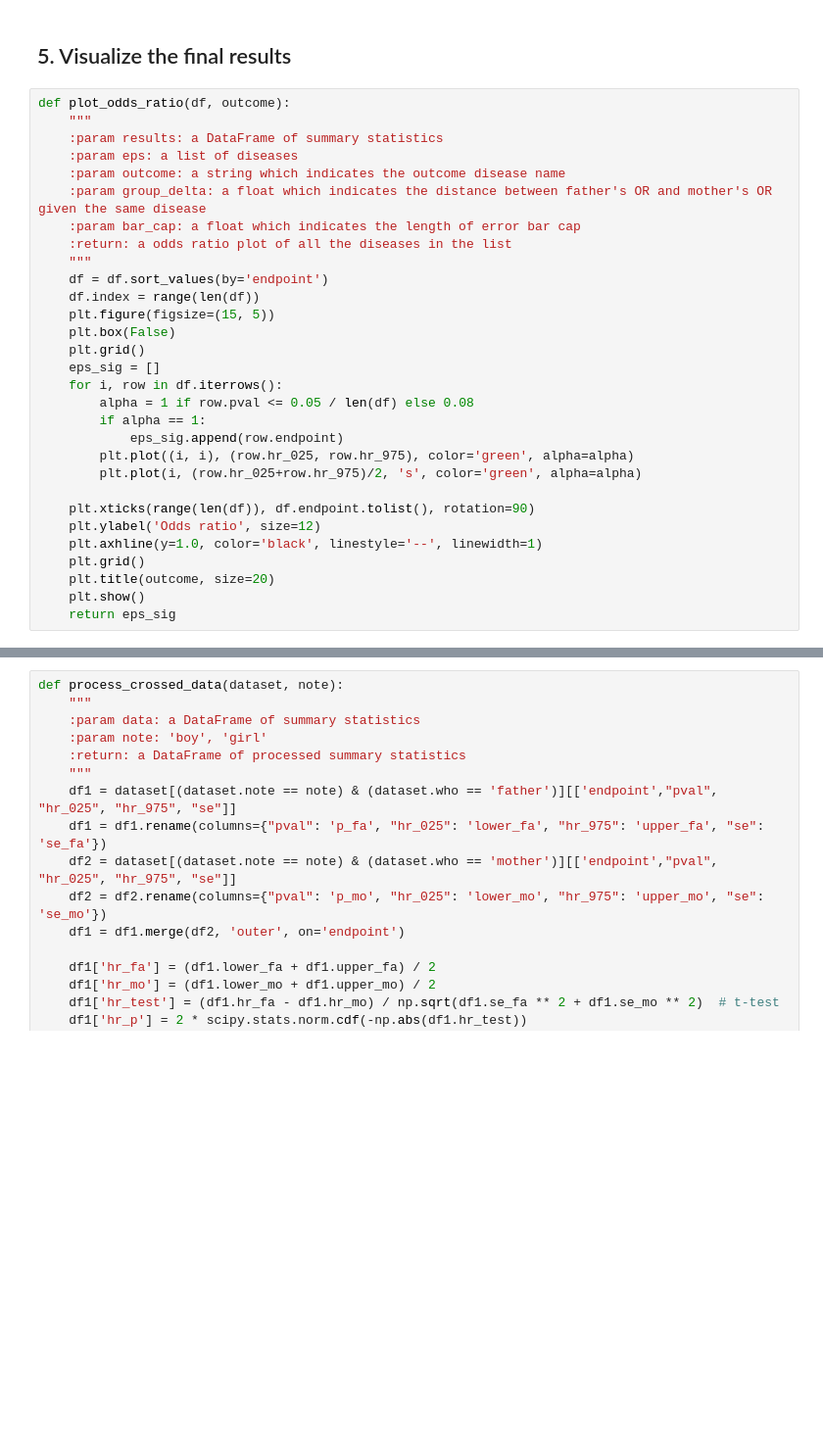
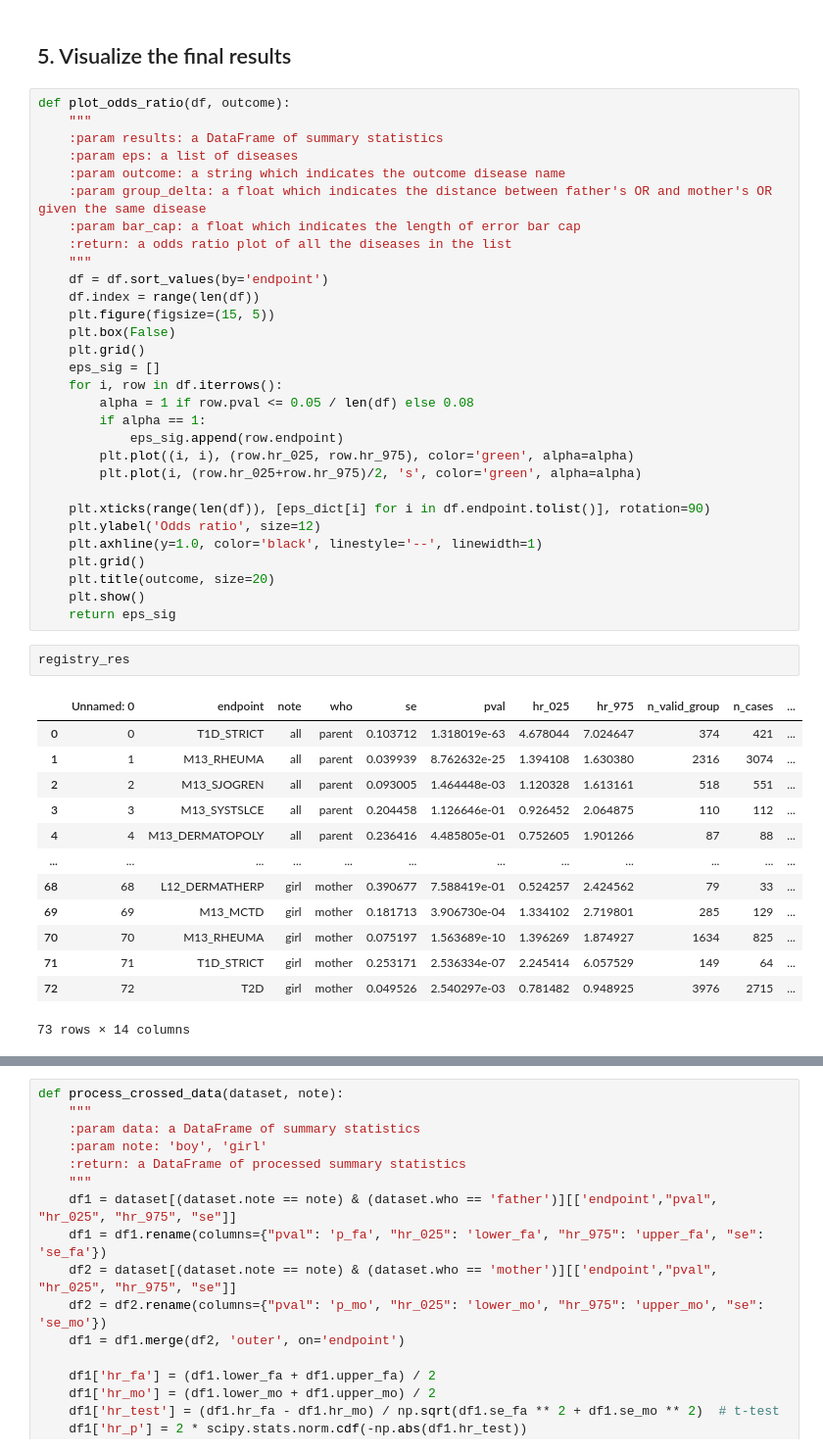
Before and after one commit to dsgelab/familial_tractories, a Jupyter notebook: ldsc.ipynb, the cells around one changed output, grey strips where cells are left out. Shown at 98% size. Drawn from its saved outputs; the diff is of its cells as text; blank space fills up the shorter version.

```diff
--- a/ldsc.ipynb
+++ b/ldsc.ipynb
@@ -330,11 +371,27 @@ def plot_odds_ratio(df, outcome):
         plt.plot((i, i), (row.hr_025, row.hr_975), color='green', alpha=alpha)
         plt.plot(i, (row.hr_025+row.hr_975)/2, 's', color='green', alpha=alpha)
 
-    plt.xticks(range(len(df)), df.endpoint.tolist(), rotation=90)
+    plt.xticks(range(len(df)), [eps_dict[i] for i in df.endpoint.tolist()], rotation=90)
     plt.ylabel('Odds ratio', size=12)
     plt.axhline(y=1.0, color='black', linestyle='--', linewidth=1)
     plt.grid()
     plt.title(outcome, size=20)
     plt.show()
     return eps_sig
+# %%
+registry_res
+# %% [output]
+|  | Unnamed: 0 | endpoint | note | who | se | pval | hr_025 | hr_975 | n_valid_group | n_cases | ... |
+| 0 | 0 | T1D_STRICT | all | parent | 0.103712 | 1.318019e-63 | 4.678044 | 7.024647 | 374 | 421 | ... |
+| 1 | 1 | M13_RHEUMA | all | parent | 0.039939 | 8.762632e-25 | 1.394108 | 1.630380 | 2316 | 3074 | ... |
+| 2 | 2 | M13_SJOGREN | all | parent | 0.093005 | 1.464448e-03 | 1.120328 | 1.613161 | 518 | 551 | ... |
+| 3 | 3 | M13_SYSTSLCE | all | parent | 0.204458 | 1.126646e-01 | 0.926452 | 2.064875 | 110 | 112 | ... |
+| 4 | 4 | M13_DERMATOPOLY | all | parent | 0.236416 | 4.485805e-01 | 0.752605 | 1.901266 | 87 | 88 | ... |
+| ... | ... | ... | ... | ... | ... | ... | ... | ... | ... | ... | ... |
+| 68 | 68 | L12_DERMATHERP | girl | mother | 0.390677 | 7.588419e-01 | 0.524257 | 2.424562 | 79 | 33 | ... |
+| 69 | 69 | M13_MCTD | girl | mother | 0.181713 | 3.906730e-04 | 1.334102 | 2.719801 | 285 | 129 | ... |
+| 70 | 70 | M13_RHEUMA | girl | mother | 0.075197 | 1.563689e-10 | 1.396269 | 1.874927 | 1634 | 825 | ... |
+| 71 | 71 | T1D_STRICT | girl | mother | 0.253171 | 2.536334e-07 | 2.245414 | 6.057529 | 149 | 64 | ... |
+| 72 | 72 | T2D | girl | mother | 0.049526 | 2.540297e-03 | 0.781482 | 0.948925 | 3976 | 2715 | ... |
+73 rows × 14 columns
 # %%
```
Also changed, not shown: parts of 10 cells of this notebook, 5 other files.
